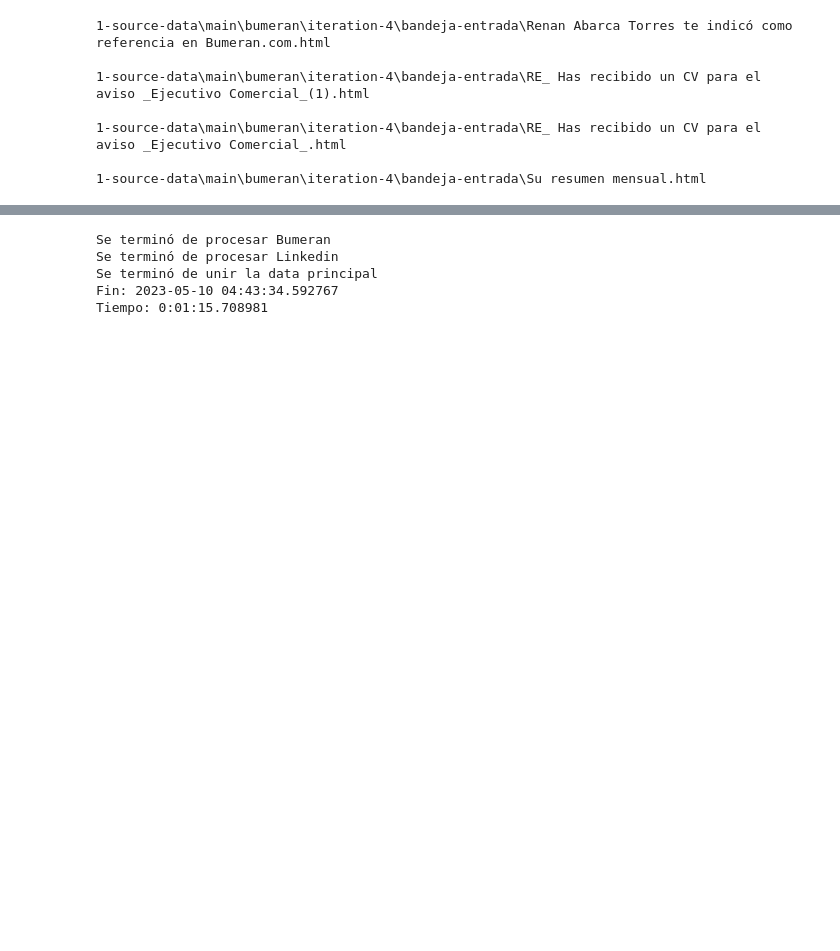
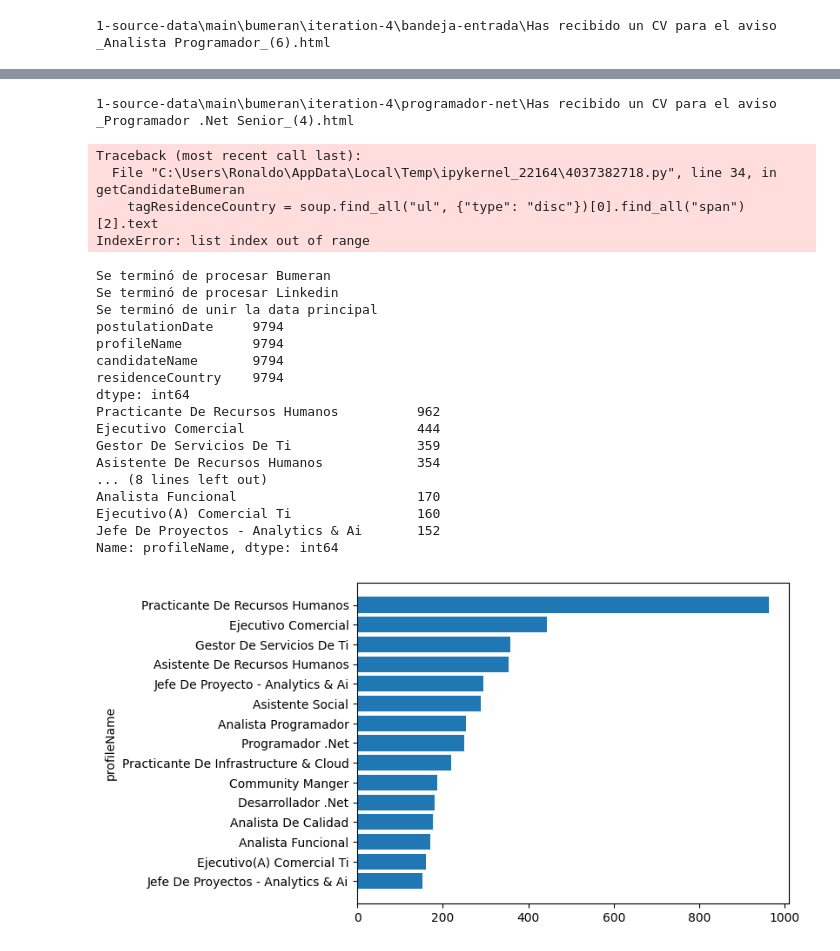
Before and after one commit to RonaldoNolasco/personal-thesis-development, a Jupyter notebook: 1-data-understanding/data-understanding.ipynb, the cells around one changed output, grey strips where cells are left out. Cells and saved outputs as stored; diff of their text form; code cells hidden in the pictures; blank space fills up the shorter version.

Commit message:
adding data visualization

```diff
--- a/1-data-understanding/data-understanding.ipynb
+++ b/1-data-understanding/data-understanding.ipynb
@@ -67,7 +71,7 @@ def writeTxt(data, pathTxt, encoding='utf-8'):
     f.write(data)
 # %%
 # Funciones principales
-def getFiles(rootPath):
+def getFiles(rootPath, source):
   # Obteniendo todas las carpetas de los perfiles
   folders = [f for f in os.listdir(rootPath) if os.path.isdir(os.path.join(rootPath, f))]
 
@@ -80,7 +84,14 @@ def getFiles(rootPath):
     folderFiles = [os.path.join(rootPath, folder, f) for f in os.listdir(os.path.join(rootPath, folder)) if os.path.isfile(os.path.join(rootPath, folder, f))]
 
     # Agregando esos archivos a la lista de archivos final
-    files.extend(folderFiles)
+    if folderFiles:
+      files.extend(folderFiles)
+
+  # Filtros específicos por cada origen
+  if source == "bumeran":
+    filesFiltered = [f for f in files if ("\Has recibido un CV para el aviso" in f)]
+  else:
+    filesFiltered = files
 
   # Filtros para considerar un archivo especifico
   filterIsIn = [
@@ -88,7 +99,7 @@ def getFiles(rootPath):
     #r"1-source-data\main\bumeran\iteration-4\analista-funcional\Has recibido un CV para el aviso _Analista Funcional_(110).html"
     #r"1-source-data\main\linkedin\iteration-2\bandeja-entrada\New application_ .NET Developer from Cesar Ospino.html"
   ]
-  filesFilteredIsIn = [f for f in files if ( f in filterIsIn if filterIsIn else True )]
+  filesFilteredIsIn = [f for f in filesFiltered if ( f in filterIsIn if filterIsIn else True )]
 
   # Filtros para omitir un archivo especifico
   filterIsNotIn = [
@@ -99,9 +110,9 @@ def getFiles(rootPath):
   # Limites superiores e inferiores en la búsqueda de archivos
   startLimit = None
   topLimit = None
-  filesPartitioned = filesFilteredNotIn[(startLimit-1 if startLimit else 0): (topLimit if topLimit else len(files))]
+  filesFilteredLimits = filesFilteredNotIn[(startLimit-1 if startLimit else 0): (topLimit if topLimit else len(files))]
 
-  return filesPartitioned
+  return filesFilteredLimits
 # %%
 def getEncodingBumeran(file, stringLog):
   encoding = "windows-1252"
@@ -650,7 +658,7 @@ def readAndWriteMain(source):
   rootPath = bumeranRootPath if source == "bumeran" else linkedinRootPath
 
   # Obteniendo la lista de archivos, según el origen
-  files = getFiles(rootPath)
+  files = getFiles(rootPath, source)
 
   # Iterando sobre los archivos, calculando la data y el log de error
   data, stringLog = iterateFiles(files, source)
@@ -667,12 +675,28 @@ def readAndWriteMain(source):
 def readAndWriteMergedMain(mainData):
   mainMergeddata = []
   for elem in mainData:
-    mainMergeddata.extend(elem)
+    if (elem):
+      mainMergeddata.extend(elem)
 
   writeJson(mainMergeddata, os.path.join(mergedMainFolder, "result.json"), 'utf-8')
   writeCsv(mainMergeddata, os.path.join(mergedMainFolder, "result.csv"), 'utf-8')
 
   return mainMergeddata
+# %%
+def visualizeData(mergedMainData):
+  df = pd.DataFrame(mergedMainData)
+
+  print(df.count())
+
+  columns = ["profileName", "residenceCountry"]
+  for column in columns:
+    top10 = df[column].value_counts()[:dataVisualizationTopLimit]
+    print(top10)
+    y_axis = list(reversed(top10.index))
+    x_axis = list(reversed(top10.values))
+    plt.ylabel(column)
+    plt.barh(y_axis, x_axis)
+    plt.show()
 # %%
 def main():
   # Definiendo el inicio del proceso
@@ -685,7 +709,7 @@ def main():
   # Esto porque los otros orígenes están incompletos y costaría llenar los campos (incluso el excel que se hizo)
   isLoadedBumeran = False
   isLoadedLinkedin = True
-  isMergedMain = True
+  isMergedMain = False
   #False
 
   # Leyendo o calculando bumeran
@@ -700,6 +724,8 @@ def main():
   mergedMainData = readJson(os.path.join(mergedMainFolder, 'result.json')) if isMergedMain else readAndWriteMergedMain([bumeranData, linkedinData])
   print("Se terminó de unir la data principal")
 
+  visualizeData(mergedMainData)
+
   # Definiendo el fin del proceso
   endTime = datetime.datetime.now()
   print("Fin: " + str(endTime))
@@ -717,9 +743,3 @@ Traceback (most recent call last):
 IndexError: list index out of range
-1-source-data\main\bumeran\iteration-4\bandeja-entrada\Renan Abarca Torres te indicó como referencia en Bumeran.com.html
-
-1-source-data\main\bumeran\iteration-4\bandeja-entrada\RE_ Has recibido un CV para el aviso _Ejecutivo Comercial_(1).html
-
-1-source-data\main\bumeran\iteration-4\bandeja-entrada\RE_ Has recibido un CV para el aviso _Ejecutivo Comercial_.html
-
-1-source-data\main\bumeran\iteration-4\bandeja-entrada\Su resumen mensual.html
+1-source-data\main\bumeran\iteration-4\bandeja-entrada\Has recibido un CV para el aviso _Analista Programador_(6).html
 Traceback (most recent call last):
@@ -741,5 +749,23 @@ IndexError: list index out of range
-Se terminó de procesar Bumeran
-Se terminó de procesar Linkedin
-Se terminó de unir la data principal
-Fin: 2023-05-10 04:43:34.592767
-Tiempo: 0:01:15.708981
+1-source-data\main\bumeran\iteration-4\programador-net\Has recibido un CV para el aviso _Programador .Net Senior_(4).html
+Traceback (most recent call last):
+  File "C:\Users\Ronaldo\AppData\Local\Temp\ipykernel_22164\4037382718.py", line 34, in getCandidateBumeran
+    tagResidenceCountry = soup.find_all("ul", {"type": "disc"})[0].find_all("span")[2].text
+IndexError: list index out of range
+Se terminó de procesar Bumeran
+Se terminó de procesar Linkedin
+Se terminó de unir la data principal
+postulationDate     9794
+profileName         9794
+candidateName       9794
+residenceCountry    9794
+dtype: int64
+Practicante De Recursos Humanos          962
+Ejecutivo Comercial                      444
+Gestor De Servicios De Ti                359
+Asistente De Recursos Humanos            354
+... (8 lines left out)
+Analista Funcional                       170
+Ejecutivo(A) Comercial Ti                160
+Jefe De Proyectos - Analytics & Ai       152
+Name: profileName, dtype: int64
+[figure, added]
```
Also changed, not shown: parts of 4 cells of this notebook, 5 other files.
